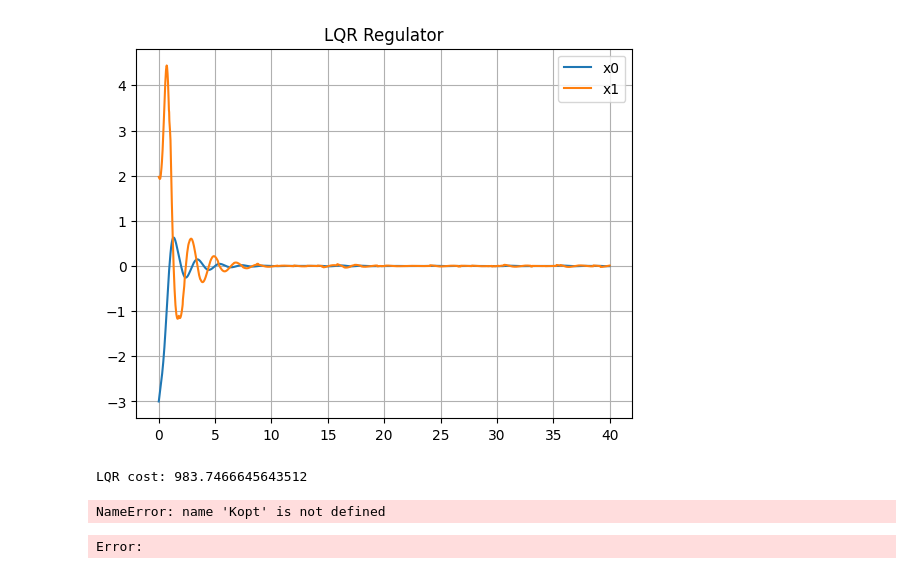
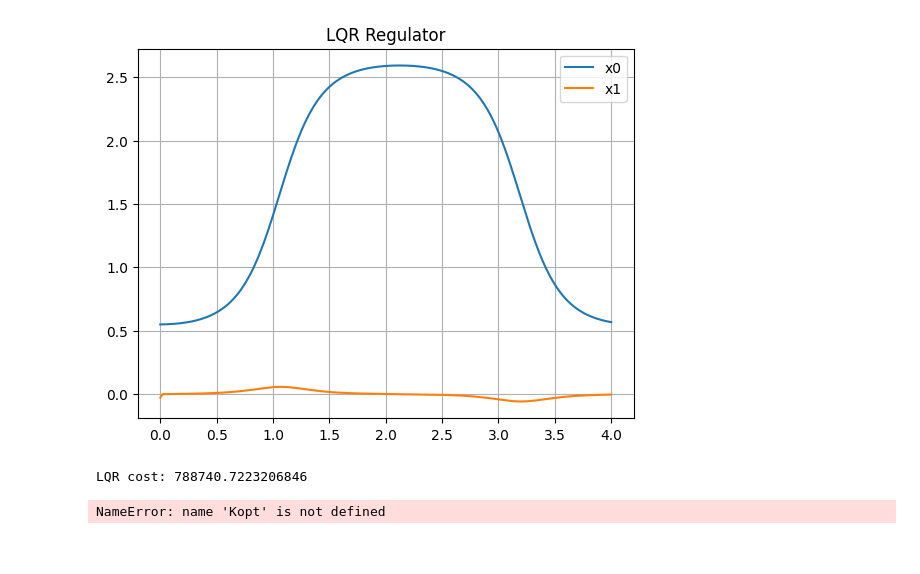
Before and after one commit to xyrrrrrrrr/RKVAE, a Jupyter notebook: control/Control_KoVAE.ipynb, the cells around one changed output. Saved outputs shown, nothing was run; the diff lists cells and outputs as text; code cells hidden in the pictures.

```diff
--- a/control/Control_KoVAE.ipynb
+++ b/control/Control_KoVAE.ipynb
@@ -35,10 +35,10 @@ method_index = 8
 # suffix = "Pendulum1_26"
 # env_name = "Pendulum-v1"
 suffix = suffixes[method_index-2]
-env_name = "DampingPendulum"
+# env_name = "DampingPendulum"
 # env_name = "DoublePendulum"
 # suffix = "MountainCarContinuous1_26"
-# env_name = "MountainCarContinuous-v0"
+env_name = "MountainCarContinuous-v0"
 # %%
 method = Methods[method_index]
 root_path = "../Data/"+suffix
@@ -331,7 +331,7 @@ def Cost(observations,u_list,Q,R,x_ref):
 # %%
 def Psi_o(s,net): # Evaluates basis functions Ψ(s(t_k))
     psi = np.zeros([NKoopman,1])
-    mu_xz, z, mu_z, logvar_z = net.encode(torch.DoubleTensor(s).to(device))
+    mu_xz, z, mu_z, logvar_z,gx = net.encode(torch.DoubleTensor(s).to(device))
     psi[:NKoopman,0] = mu_xz.detach().cpu().numpy()
     return psi
 
@@ -340,12 +340,11 @@ def Prepare_LQR(env_name):
     rho = 0.01
     if env_name.startswith("CartPole"):
         Q = np.zeros((NKoopman,NKoopman))
-        Q[0,0] = 0.0
-        Q[1,1] = 1
-        Q[2,2] = 0.0
-        Q[3,3] = 1
+        Q[1,1] = 1.0
+        Q[2,2] = 5.0
+        Q[3,3] = 1.0
         R = 1*np.eye(1)
-        reset_state=  [0.0,-1.0,0.0,0.0]
+        reset_state=  [0.0,-1.0,0.0,0]
     elif env_name.startswith("Pendulum"):
         Q = np.zeros((NKoopman,NKoopman))
         Q[0,0] = 5.0
@@ -371,9 +370,9 @@ def Prepare_LQR(env_name):
     elif env_name.startswith("MountainCarContinuous"):
         Q = np.zeros((NKoopman,NKoopman))
         Q[0,0] = 5.0
-        Q[1,1] = 0.01
+        Q[1,1] = 0.1
         R = 1*np.eye(1)
-        reset_state = [0.5,0.0]
+        reset_state = [0.55,0.0]
         x_ref[0] = 0.45
     elif env_name.startswith("LunarLanderContinuous-v2"):
         Q = np.zeros((NKoopman,NKoopman))
@@ -411,14 +410,13 @@ Bd = np.matrix(Bd)
 #     [zero_block2, A_A]     # 下半部分：[0, A⊗A]
 # ])
 # Bd=np.block([[Bd],[one_block]])
-epsilon = 5*0.1
+epsilon = 0.0
 Q,R,reset_state,x_ref = Prepare_LQR(env_name)
 # Kopt design
 Kopt1 = lqr.lqr_regulator_k(Ad,Bd,Q,R)
 Q_ = Q.copy()
 R_ = R.copy()
-Q_[0,0] = 0
-Q_[1,1] = 0
+Q_[:NKoopman,:NKoopman] = 0
 # Q[indim:NKoopman,indim:NKoopman] = rho * np.eye(NKoopman-indim)
 # Q_[NKoopman+indim:,NKoopman+indim:] = 0.01 * np.eye(NKoopman-indim)
 # R_ *= 2
@@ -437,7 +435,7 @@ x_ref_lift = Psi_o(x_ref,net)
 observation_list.append(x0[:Nstate].reshape(-1,1))
 # print(Kopt)
 u_list = []
-steps = 2000
+steps = 200
 # umax = 100
 for i in range(steps):
     # env.render()
@@ -445,44 +443,44 @@ for i in range(steps):
     err = np.sqrt((x0-x_ref_lift).T * Q * (x0-x_ref_lift))[0,0]  # 标量偏差
     if err > epsilon:
         u = -Kopt1*(x0-x_ref_lift)
-        ureal = u[:udim, 0][0] *1000
+        ureal = u[:udim, 0][0]
     else:
         u = -Kopt2*(x0-x_ref_lift)
         ureal = u[:udim, 0][0]
-    # gu = net.control_encoder(torch.tensor(x0[:Nstate].T)).detach().numpy()
+    gu = net.control_encode(torch.tensor(x0[:Nstate].T)).detach().numpy()
     # gu = net.control_encoder(torch.tensor(x0.T)).detach().numpy()
-    # if udim == 1:
-    #     ureal = u[0,0]/gu[0,0]
-    # else:
-    #     ureal = [u[i,0]/gu[0,i] for i in range(udim)]
+    if udim == 1:
+        ureal = u[0,0]/gu[0,0]
+    else:
+        ureal = [u[i,0]/gu[0,i] for i in range(udim)]
 
     # print(ureal)
     # print(ureal.shape)
     # ureal = max(-8,min(8,ureal))
     observation, reward, done, info = env.step(ureal)
     # observation += np.random.normal(0, 0.1, observation.shape[0])
     observation_noisy = observation + np.random.normal(0, 0.1, observation.shape[0])
     x0 = np.matrix(Psi_o(observation_noisy,net))
     # x0 = Ad*x0+Bd*u
     observation_list.append(observation.reshape(-1,1))
     u_list.append(u)
     # time.sleep(0.1)
 
 observations = np.concatenate(observation_list,axis=1)
 np.save("./data/"+env_name+"_"+method+"_observations.npy",observations)
 u_list = np.array(u_list).reshape(-1)
 time_history = np.arange(steps+1)*env.dt
 for i in range(Nstate):
     plt.plot(time_history, observations[i,:].reshape(-1,1), label="x{}".format(i))
 plt.grid(True)
 plt.title("LQR Regulator")
 plt.legend()
 plt.show()
 cost = Cost(observations,u_list,Q,R,x_ref)
 print("LQR cost:", cost)
 # %% [output]
-[figure, old version]
+[figure, new version]
-LQR cost: 983.7466645643512
+LQR cost: 788740.7223206846
 # %%
 from typing import Tuple, List
 def test_lander_lqr(
@@ -589,4 +587,3 @@ def test_lander_lqr(
 episode_scores = test_lander_lqr(net, Kopt,x_ref)
 # %% [output]
 NameError: name 'Kopt' is not defined
-Error:
```
Also changed, not shown: parts of 1 cell of this notebook, 3 other files.
